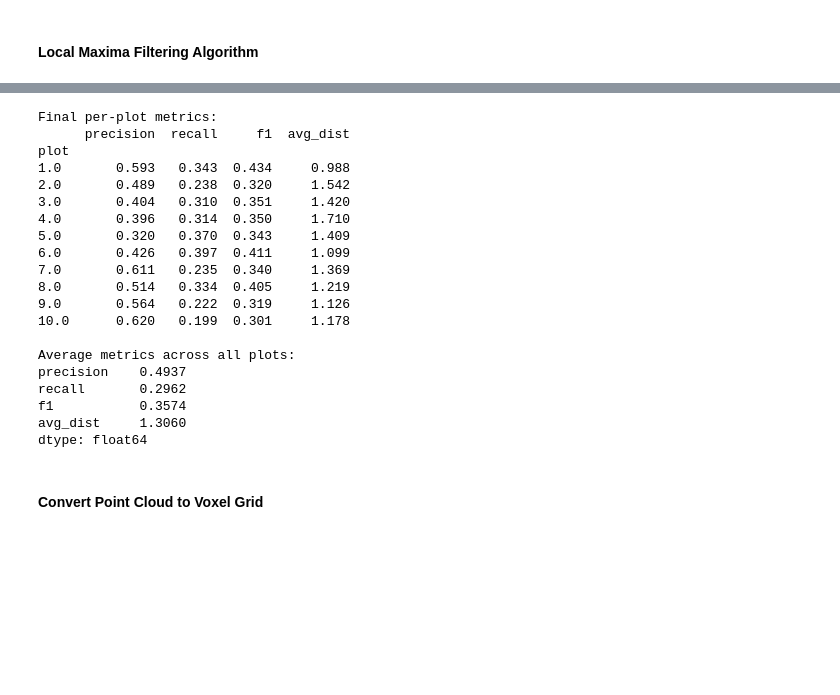
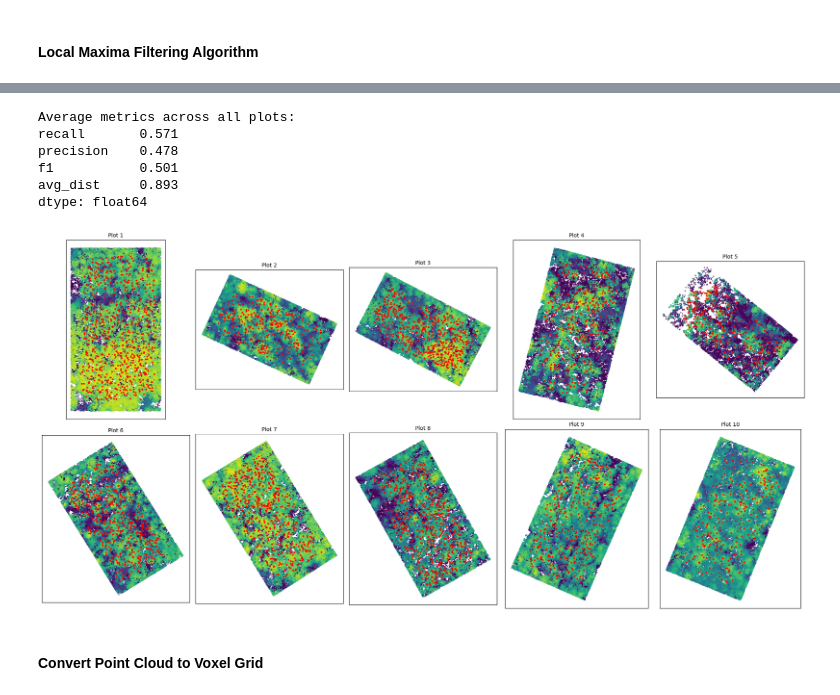
Before and after one commit to pariaighanian/LiDAR-Based-Tree-Detection, a Jupyter notebook: src/main.ipynb, the cells around one changed output, grey strips where cells are left out. Drawn from its saved outputs; the diff is of its cells as text; code cells hidden in the pictures; blank space fills up the shorter version.

```diff
--- a/src/main.ipynb
+++ b/src/main.ipynb
@@ -185,7 +200,7 @@ def local_maxima_filter(cloud: np.ndarray, window_size: float, height_threshold:
             local_maxima.append(i)
     return cloud[local_maxima]
 # %%
-def _array_to_tuple(array: np.ndarray) -> tuple:
+def _ndarray_to_tuple(array: np.ndarray) -> tuple:
     """Convert an array to a tuple, replacing np.nan with None."""
     return tuple(None if np.isnan(x) else x for x in array)
 # %%
@@ -347,14 +366,19 @@ Processing plot_10.las...
+# %%
+field_survey_gpd = gpd.read_file("../data/field_survey.geojson")
+field_survey_gpd["coords"] = field_survey_gpd.get_coordinates().apply(
+    lambda x: (x["x"], x["y"]),
+    axis=1,
+)
 # %%
 preprocessed_data = []
 
 for file_path in plot_las_files:
 
-    points = load_and_filter_las(file_path, filter_class=5)
+    las = load_las_file(file_path)
 
-    if points is not None and len(points) > 0:
-        preprocessed_points = preprocess_data(points)
+    if las is not None and len(las.x) > 0:
+        preprocessed_points = preprocess_data(las)
         preprocessed_data.append(preprocessed_points)
-
     else:
         print(f"Skipping {file_path} due to no valid points.")
 
@@ -386,12 +408,7 @@ field_survey_gpd = gpd.read_file("../data/field_survey.geojson")
 window_size = 3  # Radius for neighbor search
 height_threshold = 2  # Minimum height to consider
 
-local_maxima_data = []
-
 for i, points in enumerate(preprocessed_data):
-    print(f"Processing training file {i + 1} with {len(points)} points...")
     local_maxima_points = local_maxima_filter(points, window_size, height_threshold)
     print(f"Detected {len(local_maxima_points)} local maxima in training file {i + 1}.")
-
-    local_maxima_data.append(local_maxima_points)
 # %% [output]
@@ -466,30 +540,44 @@ Plot 10 => {'precision': 0.62, 'recall': 0.199, 'f1': 0.301, 'avg_dist': 1.178,
 # %%
-print("\nFinal per-plot metrics:")
-print(results_df)
-
 print("\nAverage metrics across all plots:")
-print(results_df.mean(numeric_only=True))
+print(metrics.mean(numeric_only=True))
 # %% [output]
-Final per-plot metrics:
-      precision  recall     f1  avg_dist
-plot
-1.0       0.593   0.343  0.434     0.988
-2.0       0.489   0.238  0.320     1.542
-3.0       0.404   0.310  0.351     1.420
-4.0       0.396   0.314  0.350     1.710
-5.0       0.320   0.370  0.343     1.409
-6.0       0.426   0.397  0.411     1.099
-7.0       0.611   0.235  0.340     1.369
-8.0       0.514   0.334  0.405     1.219
-9.0       0.564   0.222  0.319     1.126
-10.0      0.620   0.199  0.301     1.178
-
 Average metrics across all plots:
-precision    0.4937
-recall       0.2962
-f1           0.3574
-avg_dist     1.3060
+recall       0.571
+precision    0.478
+f1           0.501
+avg_dist     0.893
 dtype: float64
+# %%
+fig, axes = plt.subplots(2, 5, figsize=(20, 10))
+axes = axes.flatten()
+
+for idx, (file_path, matches) in enumerate(raw_matches.items()):
+    plot = int(os.path.basename(file_path).split("_")[-1].split(".")[0])
+
+    las = load_las_file(file_path)
+    cloud = normalize_cloud_height(las)
+    local_maxima = np.array([
+        m["candidate"] for m in matches if m["class"] in ["TP", "FP"]
+    ])
+
+    ax = axes[idx]
+
+    sc = ax.scatter(cloud[:, 0], cloud[:, 1], c=cloud[:, 2], s=1, cmap="viridis")
+
+    # Plot local maxima in red
+    if len(local_maxima) > 0:
+        ax.scatter(local_maxima[:, 0], local_maxima[:, 1], c="red", s=5, label="Local Maxima")
+
+    ax.set_title(f"Plot {plot}", fontsize=10)
+    ax.set_aspect("equal")
+    ax.set_xticks([])
+    ax.set_yticks([])
+
+
+plt.tight_layout()
+plt.show()
+# %% [output]
+[figure, added]
 # %% [markdown]
 #### Convert Point Cloud to Voxel Grid
 # %% [markdown]
```
Also changed, not shown: parts of 21 cells of this notebook.
